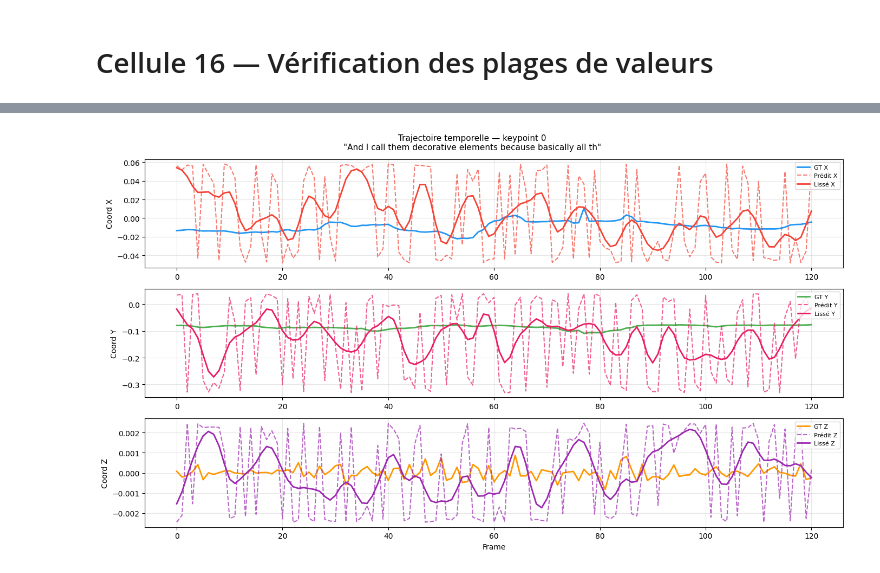
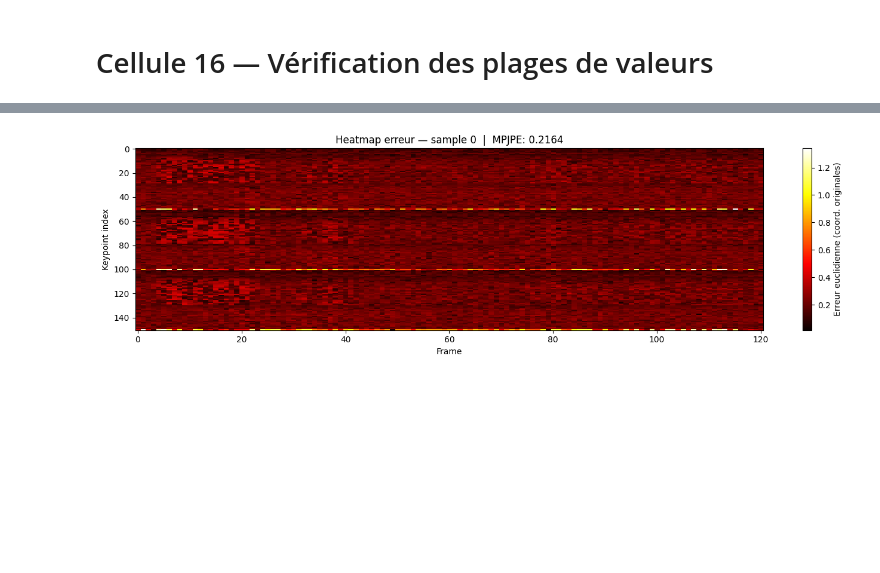
Before and after one commit to sarrazer24/sign-language-production, a Jupyter notebook: phase1_text_to_pose/notebooks/train_b.ipynb, the cells around one changed output, grey strips where cells are left out. Cells and saved outputs as stored; diff of their text form; code cells hidden in the pictures; blank space fills up the shorter version.

Commit message:
Kaggle Notebook | train_b | Version 12

```diff
--- a/phase1_text_to_pose/notebooks/train_b.ipynb
+++ b/phase1_text_to_pose/notebooks/train_b.ipynb
@@ -798,0 +841,18 @@ Gain                    : +0.0003
+# %%
+print("Calcul MPJPE...")
+mpjpe_with    = compute_mpjpe(model_with,    dev_loader, stats, n_samples=200)
+mpjpe_without = compute_mpjpe(model_without, dev_loader, stats, n_samples=200)
+
+print("\nCalcul DTW (plus lent — O(T²) par séquence)...")
+dtw_with    = compute_dtw(model_with,    dev_loader, stats, n_samples=100)
+dtw_without = compute_dtw(model_without, dev_loader, stats, n_samples=100)
+
+print(f"\n{'='*55}")
+print(f"{'Métrique':<20} {'AVEC STC':>12} {'SANS STC':>12} {'Gain':>10}")
+print(f"{'-'*55}")
+print(f"{'MPJPE ↓':<20} {mpjpe_with:>12.4f} {mpjpe_without:>12.4f} "
+      f"{mpjpe_without - mpjpe_with:>+10.4f}")
+print(f"{'DTW ↓':<20} {dtw_with:>12.4f} {dtw_without:>12.4f} "
+      f"{dtw_without - dtw_with:>+10.4f}")
+print(f"{'='*55}")
+print("↓ = plus bas est mieux | Gain positif = STC aide")
@@ -823,48 +925,39 @@ def smooth_poses(poses, sigma=1.5):
     smoothed = np.copy(poses)
     for kp in range(poses.shape[1]):
         for coord in range(poses.shape[2]):
-            smoothed[:, kp, coord] = gaussian_filter1d(
-                poses[:, kp, coord], sigma=sigma
-            )
+            smoothed[:, kp, coord] = gaussian_filter1d(poses[:, kp, coord], sigma=sigma)
     return smoothed
 
-
 def plot_skeleton_connected(ax, frame, color='steelblue', alpha=0.8):
-    ax.scatter(frame[:, 0], -frame[:, 1],
-               s=15, c=color, alpha=alpha, zorder=3)
+    ax.scatter(frame[:, 0], -frame[:, 1], s=15, c=color, alpha=alpha, zorder=3)
     for (i, j) in BODY_CONNECTIONS:
         if i < len(frame) and j < len(frame):
-            ax.plot([frame[i, 0], frame[j, 0]],
-                    [-frame[i, 1], -frame[j, 1]],
+            ax.plot([frame[i, 0], frame[j, 0]], [-frame[i, 1], -frame[j, 1]],
                     c=color, alpha=0.5, linewidth=1.2, zorder=2)
-    ax.axis('off')
-    ax.set_aspect('equal')
-
+    ax.axis('off'); ax.set_aspect('equal')
 
 @torch.no_grad()
 def visualize_full(model, dataset, stats, idx=0):
     model.eval()
-    mean_np = stats['mean'].numpy()   # (151, 3)
-    std_np  = stats['std'].numpy()    # (151, 3)
+    mean_np = stats['mean'].numpy()
+    std_np  = stats['std'].numpy()
 
     sample         = dataset[idx]
     input_ids      = sample['input_ids'].unsqueeze(0).to(DEVICE)
     attention_mask = sample['attention_mask'].unsqueeze(0).to(DEVICE)
-    gt_norm        = sample['poses'].numpy()       # (T, 151, 3) normalisé
+    gt_norm        = sample['poses'].numpy()
     text           = sample['text']
     n_frames       = gt_norm.shape[0]
 
-    pred_norm      = model.generate(input_ids, attention_mask,
-                                    n_frames=n_frames)[0].cpu().numpy()  # normalisé
+    pred_norm     = model.generate(input_ids, attention_mask,
+                                   n_frames=n_frames)[0].cpu().numpy()
 
-    # Dénormaliser pour la visualisation
-    gt_poses   = gt_norm   * std_np + mean_np
-    pred_poses = pred_norm * std_np + mean_np
+    gt_poses      = gt_norm   * std_np + mean_np
+    pred_poses    = pred_norm * std_np + mean_np
     pred_smoothed = smooth_poses(pred_poses, sigma=1.5)
 
     n_show  = 6
-    indices = np.linspace(0, min(len(gt_poses), len(pred_poses)) - 1,
-                          n_show, dtype=int)
+    indices = np.linspace(0, min(len(gt_poses), len(pred_poses)) - 1, n_show, dtype=int)
 
     fig, axes = plt.subplots(3, n_show, figsize=(18, 9), facecolor='#1a1a2e')
     fig.suptitle(f'\"{text[:100]}\"', fontsize=10, color='white', y=1.01)
@@ -887,46 +980,21 @@ def visualize_full(model, dataset, stats, idx=0):
                 dpi=150, bbox_inches='tight', facecolor='#1a1a2e')
     plt.show()
 
-    # Trajectoire temporelle
-    fig, axes2 = plt.subplots(3, 1, figsize=(14, 8))
-    fig.suptitle(f'Trajectoire temporelle — keypoint 0\n\"{text[:60]}\"', fontsize=11)
-    coords      = ['X', 'Y', 'Z']
-    colors_gt   = ['#2196F3', '#4CAF50', '#FF9800']
-    colors_pred = ['#F44336', '#E91E63', '#9C27B0']
-    for coord_idx in range(3):
-        ax = axes2[coord_idx]
-        ax.plot(gt_poses[:, 0, coord_idx],     color=colors_gt[coord_idx],
-                label=f'GT {coords[coord_idx]}', linewidth=2)
-        ax.plot(pred_poses[:, 0, coord_idx],   color=colors_pred[coord_idx],
-                label=f'Prédit {coords[coord_idx]}', linewidth=1.5, linestyle='--', alpha=0.7)
-        ax.plot(pred_smoothed[:, 0, coord_idx],color=colors_pred[coord_idx],
-                label=f'Lissé {coords[coord_idx]}', linewidth=2)
-        ax.set_ylabel(f'Coord {coords[coord_idx]}')
-        ax.legend(loc='upper right', fontsize=8)
-        ax.grid(alpha=0.3)
-    axes2[-1].set_xlabel('Frame')
-    plt.tight_layout()
-    plt.savefig(f'/kaggle/working/trajectory_{idx}.png', dpi=150)
-    plt.show()
-
     # Heatmap erreur
     min_T  = min(len(gt_poses), len(pred_poses))
-    errors = np.linalg.norm(pred_poses[:min_T] - gt_poses[:min_T], axis=-1)  # (T, 151)
-    fig, ax = plt.subplots(figsize=(14, 5))
+    errors = np.linalg.norm(pred_poses[:min_T] - gt_poses[:min_T], axis=-1)
+    fig, ax = plt.subplots(figsize=(14, 4))
     im = ax.imshow(errors.T, aspect='auto', cmap='hot', interpolation='nearest')
     plt.colorbar(im, ax=ax, label='Erreur euclidienne (coord. originales)')
-    ax.set_xlabel('Frame')
-    ax.set_ylabel('Keypoint index')
-    ax.set_title(f'Heatmap erreur par keypoint — sample {idx}\n\"{text[:60]}\"')
+    ax.set_xlabel('Frame'); ax.set_ylabel('Keypoint index')
+    ax.set_title(f'Heatmap erreur — sample {idx}  |  MPJPE: {errors.mean():.4f}')
     plt.tight_layout()
     plt.savefig(f'/kaggle/working/heatmap_{idx}.png', dpi=150)
     plt.show()
 
-    print(f"Séquence    : {n_frames} frames")
-    print(f"MPJPE brut  : {errors.mean():.4f}  (unités coord. originales)")
-    print(f"MPJPE lissé : {np.linalg.norm(pred_smoothed[:min_T] - gt_poses[:min_T], axis=-1).mean():.4f}")
-    print(f"Keypoint le plus erroné : index {errors.mean(axis=0).argmax()} "
-          f"(erreur moy = {errors.mean(axis=0).max():.4f})")
+    print(f"Séquence : {n_frames} frames | MPJPE: {errors.mean():.4f} | "
+          f"Keypoint le plus erroné : #{errors.mean(axis=0).argmax()} "
+          f"({errors.mean(axis=0).max():.4f})")
 
 
 for idx in [0, 5, 10]:
@@ -936 +1004 @@ for idx in [0, 5, 10]:
-[figure, old version]
+[figure, new version]
```
Also changed, not shown: parts of 36 cells of this notebook.
